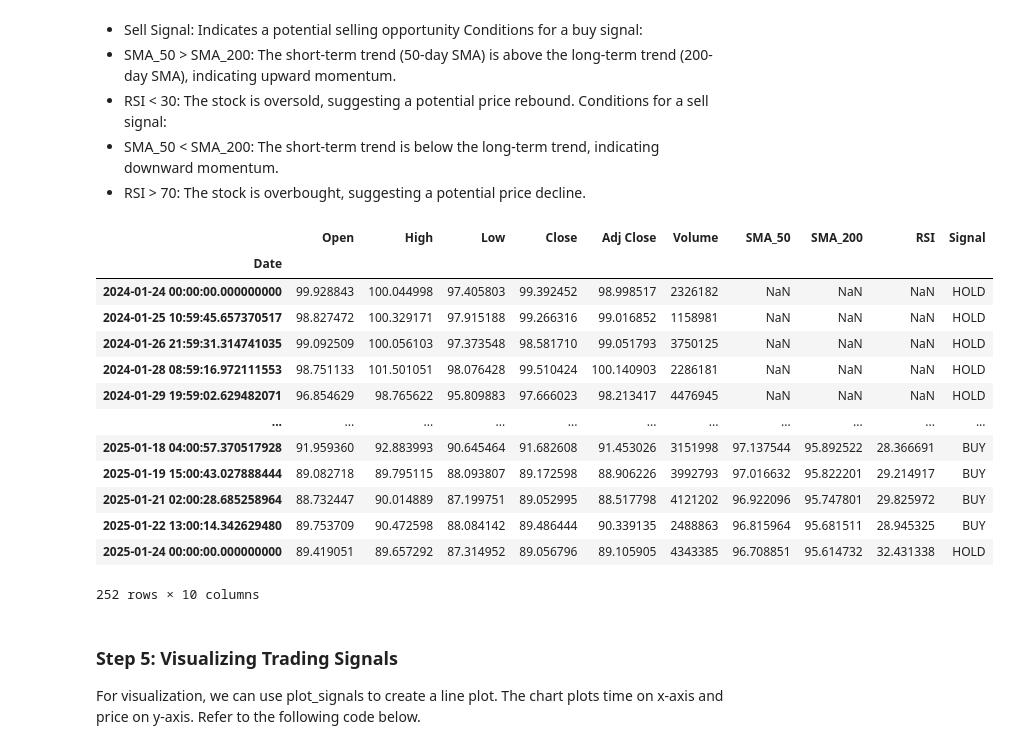
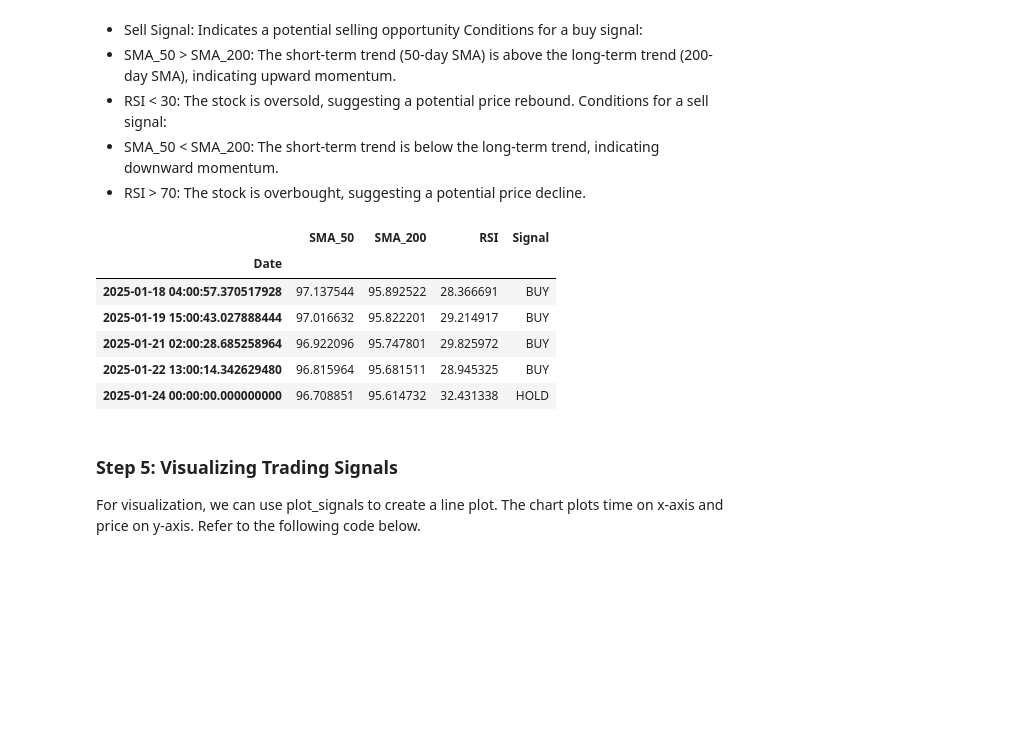
Before and after one commit to UBC-MDS/traders_copilot_mzza_25, a Jupyter notebook: docs/example.ipynb, the cells around one changed output. Drawn from its saved outputs; the diff is of its cells as text; code cells hidden in the pictures; blank space fills up the shorter version.

```diff
--- a/docs/example.ipynb
+++ b/docs/example.ipynb
@@ -71,22 +71,15 @@ Conditions for a sell signal:
 - RSI > 70: The stock is overbought, suggesting a potential price decline.
 # %%
 df = generate_signals(df)
-df
+df.tail().iloc[:, -4:]
 # %% [output]
-|  | Open | High | Low | Close | Adj Close | Volume | SMA_50 | SMA_200 | RSI | Signal |
-| Date |  |  |  |  |  |  |  |  |  |  |
-| 2024-01-24 00:00:00.000000000 | 99.928843 | 100.044998 | 97.405803 | 99.392452 | 98.998517 | 2326182 | NaN | NaN | NaN | HOLD |
-| 2024-01-25 10:59:45.657370517 | 98.827472 | 100.329171 | 97.915188 | 99.266316 | 99.016852 | 1158981 | NaN | NaN | NaN | HOLD |
-| 2024-01-26 21:59:31.314741035 | 99.092509 | 100.056103 | 97.373548 | 98.581710 | 99.051793 | 3750125 | NaN | NaN | NaN | HOLD |
-| 2024-01-28 08:59:16.972111553 | 98.751133 | 101.501051 | 98.076428 | 99.510424 | 100.140903 | 2286181 | NaN | NaN | NaN | HOLD |
-| 2024-01-29 19:59:02.629482071 | 96.854629 | 98.765622 | 95.809883 | 97.666023 | 98.213417 | 4476945 | NaN | NaN | NaN | HOLD |
-| ... | ... | ... | ... | ... | ... | ... | ... | ... | ... | ... |
-| 2025-01-18 04:00:57.370517928 | 91.959360 | 92.883993 | 90.645464 | 91.682608 | 91.453026 | 3151998 | 97.137544 | 95.892522 | 28.366691 | BUY |
-| 2025-01-19 15:00:43.027888444 | 89.082718 | 89.795115 | 88.093807 | 89.172598 | 88.906226 | 3992793 | 97.016632 | 95.822201 | 29.214917 | BUY |
-| 2025-01-21 02:00:28.685258964 | 88.732447 | 90.014889 | 87.199751 | 89.052995 | 88.517798 | 4121202 | 96.922096 | 95.747801 | 29.825972 | BUY |
-| 2025-01-22 13:00:14.342629480 | 89.753709 | 90.472598 | 88.084142 | 89.486444 | 90.339135 | 2488863 | 96.815964 | 95.681511 | 28.945325 | BUY |
-| 2025-01-24 00:00:00.000000000 | 89.419051 | 89.657292 | 87.314952 | 89.056796 | 89.105905 | 4343385 | 96.708851 | 95.614732 | 32.431338 | HOLD |
+|  | SMA_50 | SMA_200 | RSI | Signal |
+| Date |  |  |  |  |
+| 2025-01-18 04:00:57.370517928 | 97.137544 | 95.892522 | 28.366691 | BUY |
+| 2025-01-19 15:00:43.027888444 | 97.016632 | 95.822201 | 29.214917 | BUY |
+| 2025-01-21 02:00:28.685258964 | 96.922096 | 95.747801 | 29.825972 | BUY |
+| 2025-01-22 13:00:14.342629480 | 96.815964 | 95.681511 | 28.945325 | BUY |
+| 2025-01-24 00:00:00.000000000 | 96.708851 | 95.614732 | 32.431338 | HOLD |
-252 rows × 10 columns
 # %% [markdown]
 ### Step 5: Visualizing Trading Signals
 
```
Also changed, not shown: parts of 1 cell of this notebook.
